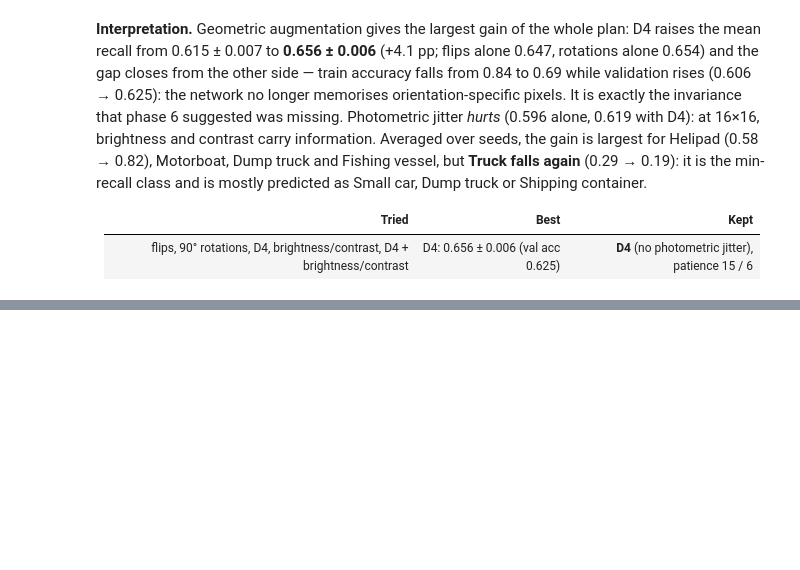
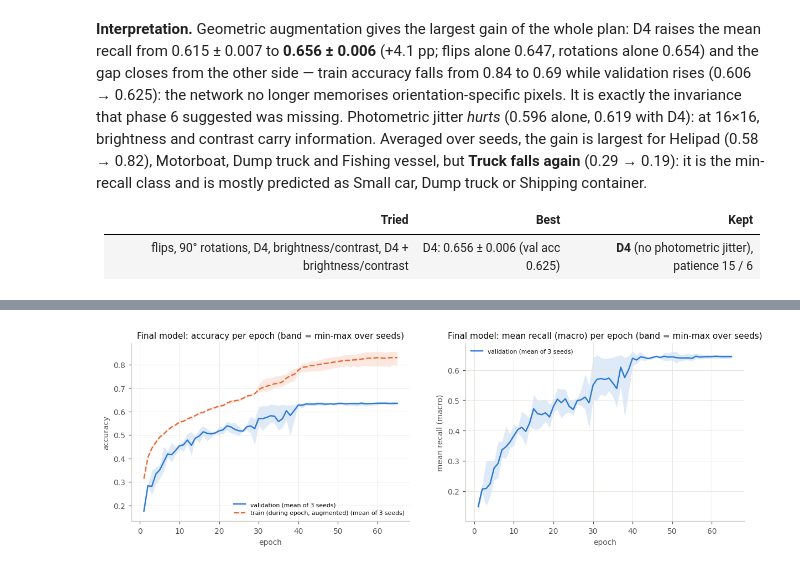
Before and after one commit to alexsierra45/image-recognition, a Jupyter notebook: hyperparameter_sweep.ipynb, the cells around one changed output, grey strips where cells are left out. Cells and saved outputs as stored; diff of their text form; code cells hidden in the pictures; blank space fills up the shorter version.

```diff
--- a/hyperparameter_sweep.ipynb
+++ b/hyperparameter_sweep.ipynb
@@ -672,0 +708,17 @@ the gain is largest for Helipad (0.58 → 0.82), Motorboat, Dump truck and Fishi
+# %%
+import numpy as np
+ids = ['EXP-018_final', 'EXP-018_final_seed2', 'EXP-018_final_seed3']
+fig, axes = pu.plt.subplots(1, 2, figsize=(13, 3.8))
+for ax, metric in zip(axes, ['accuracy', 'mean_recall']):
+    for key, color, lab in [('val_' + metric, pu.PALETTE[0], 'validation'), (metric, pu.PALETTE[1], 'train (during epoch, augmented)')]:
+        curves = [pu.load_history(r)['history'].get(key) for r in ids]
+        if curves[0] is None:
+            continue
+        n = min(len(c) for c in curves); a = np.array([c[:n] for c in curves]); ep = np.arange(1, n + 1)
+        ax.plot(ep, a.mean(0), color=color, ls='-' if key.startswith('val') else '--', label=lab + ' (mean of 3 seeds)')
+        ax.fill_between(ep, a.min(0), a.max(0), color=color, alpha=0.15, lw=0)
+    ax.set_xlabel('epoch'); ax.set_ylabel(pu.METRIC_LABELS.get(metric, metric)); ax.legend(fontsize=7)
+    ax.set_title('Final model: %s per epoch (band = min-max over seeds)' % pu.METRIC_LABELS.get(metric, metric))
+pu._save(fig, 'phase9_final_learning_curves_3_seeds');
+# %% [output]
+[figure, added]
```
Also changed, not shown: parts of 6 cells of this notebook, 53 other files.
